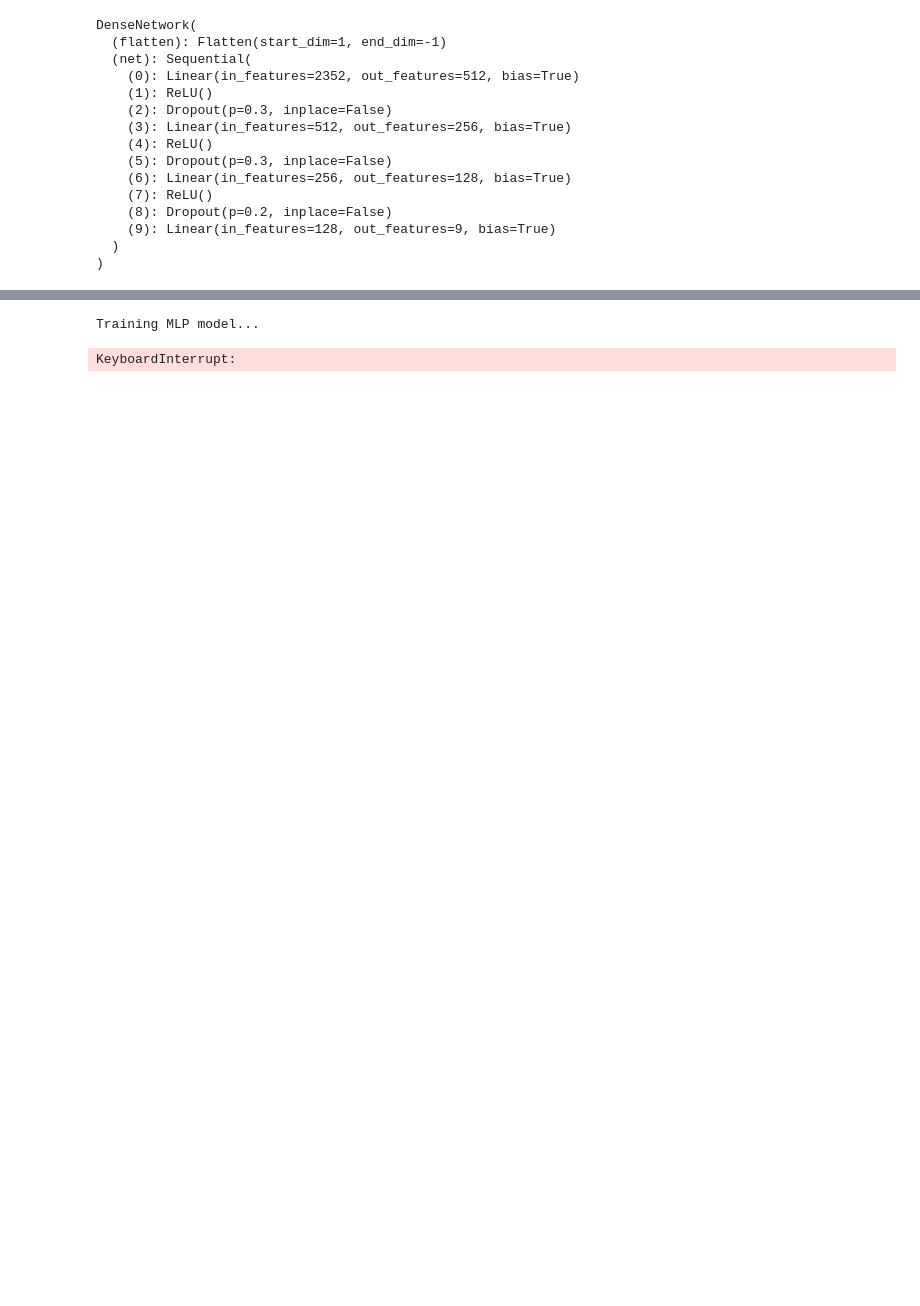
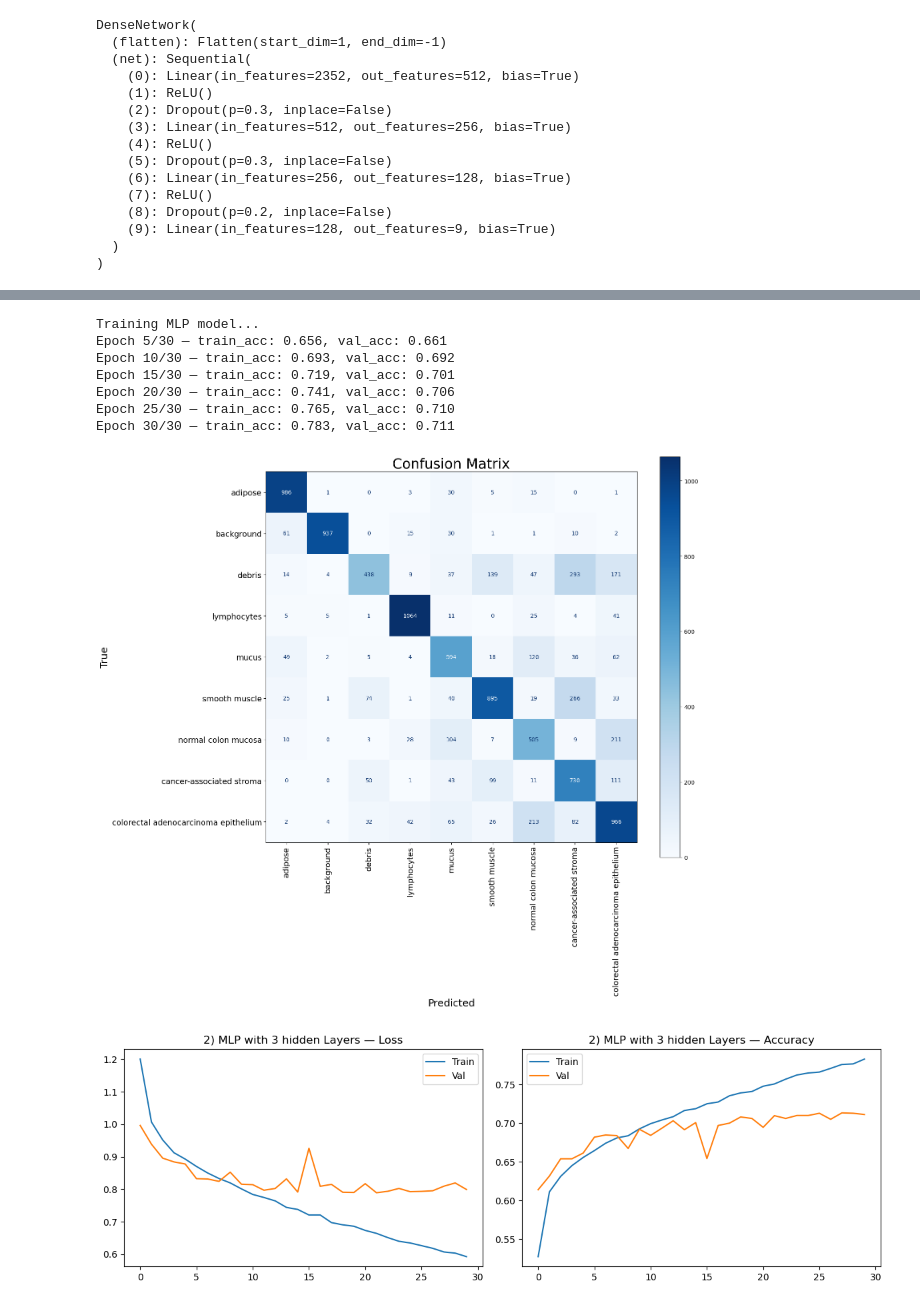
Before and after one commit to cmanell/Colorectal_cancer_DL_project, a Jupyter notebook: DL_project_colorectal_cancer.ipynb, the cells around one changed output, grey strips where cells are left out. Saved outputs shown, nothing was run; the diff lists cells and outputs as text; code cells hidden in the pictures; blank space fills up the shorter version.

```diff
--- a/DL_project_colorectal_cancer.ipynb
+++ b/DL_project_colorectal_cancer.ipynb
@@ -243,6 +253,6 @@ test_dataset = PathMNIST(split='test', transform=transform_norm, download=True)
 
 # create the data loaders
 batch_size = 128
-train_loader_mlp = DataLoader(train_ds_norm, batch_size=batch_size, shuffle=True, num_workers=2)
-val_loader_mlp = DataLoader(val_ds_norm, batch_size=batch_size, shuffle=False, num_workers=2)
-test_loader_mlp = DataLoader(test_dataset, batch_size=batch_size, shuffle=False, num_workers=2)
+train_loader = DataLoader(train_ds_norm, batch_size=batch_size, shuffle=True, num_workers=2)
+val_loader = DataLoader(val_ds_norm, batch_size=batch_size, shuffle=False, num_workers=2)
+test_loader = DataLoader(test_dataset, batch_size=batch_size, shuffle=False, num_workers=2)
@@ -350,8 +370,8 @@ def plot_history(history, title=""):
 # %%
 # define the MLP model from sratch with least 2 hidden layers and dropout
 class DenseNetwork(nn.Module):
-    """MLP with 3 hidden layers and dropout."""
-    def __init__(self, input_dim=3*28*28, n_classes=9):
+    """MLP with 2 hidden layers and dropout."""
+    def __init__(self, input_dim=3*28*28, n_classes=num_classes):
         super().__init__()
         self.flatten = nn.Flatten()
         self.net = nn.Sequential(
@@ -392,7 +416,14 @@ DenseNetwork(
 # %%
 print("Training MLP model...")
-history_mlp = train_model(mlp_model, train_loader_mlp, val_loader_mlp, epochs=30, lr=1e-3, labels_names=labels_names)
+history_mlp = train_model(mlp_model, train_loader, val_loader, epochs=30, lr=1e-3, labels_names=labels_names)
 plot_history(history_mlp, title="2) MLP with 3 hidden Layers")
 # %% [output]
 Training MLP model...
+Epoch 5/30 — train_acc: 0.656, val_acc: 0.661
+Epoch 10/30 — train_acc: 0.693, val_acc: 0.692
+Epoch 15/30 — train_acc: 0.719, val_acc: 0.701
+Epoch 20/30 — train_acc: 0.741, val_acc: 0.706
+Epoch 25/30 — train_acc: 0.765, val_acc: 0.710
+Epoch 30/30 — train_acc: 0.783, val_acc: 0.711
-KeyboardInterrupt:
+[figure, added]
+[figure, added]
```
Also changed, not shown: parts of 35 cells of this notebook.
